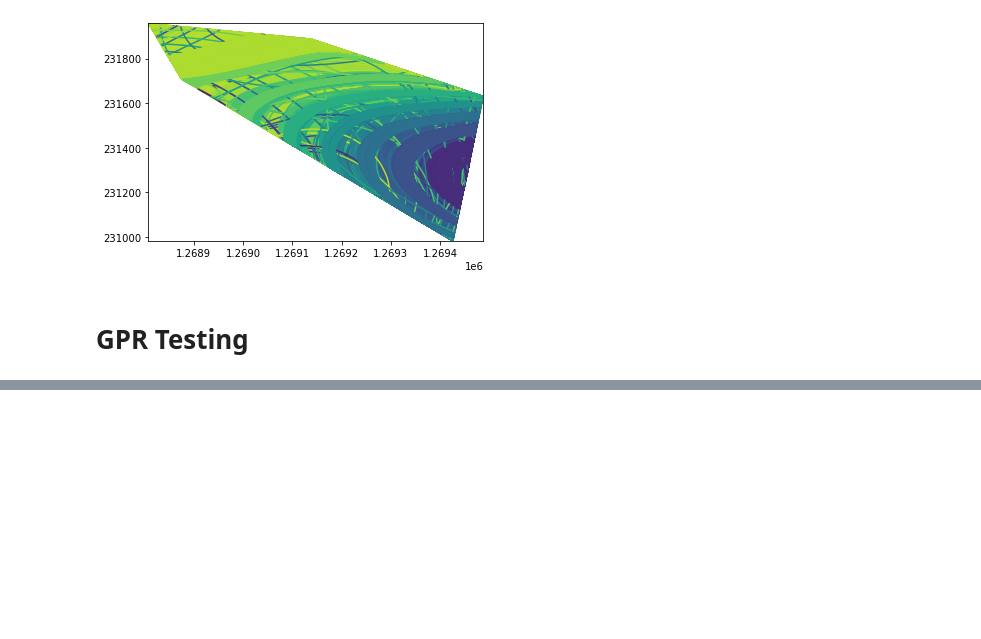
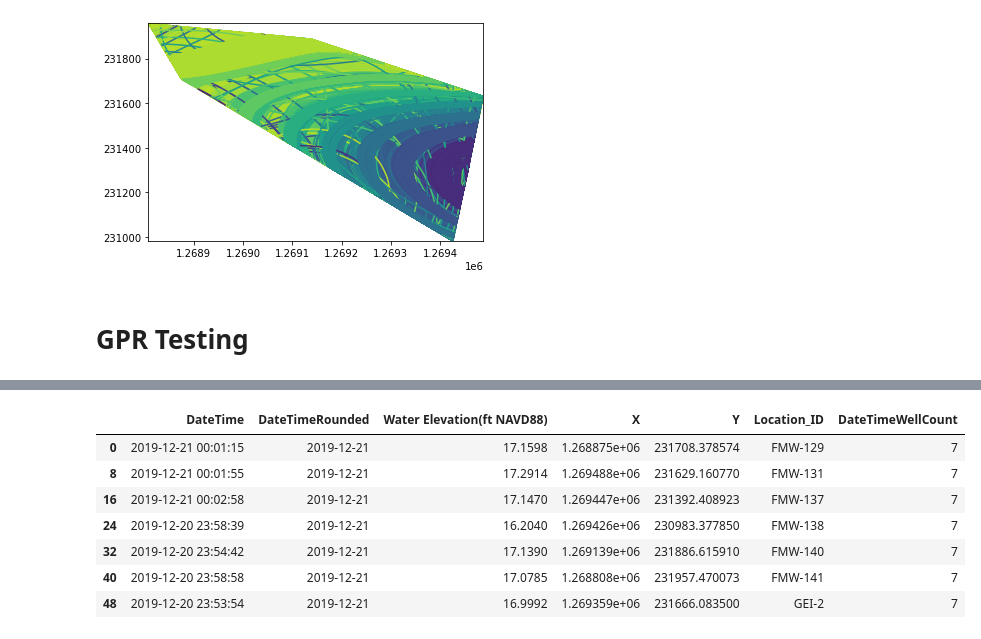
Before and after one commit to metostom/contouring, a Jupyter notebook: Contouring.ipynb, the cells around one changed output, grey strips where cells are left out. Cells and saved outputs as stored; diff of their text form; code cells hidden in the pictures; blank space fills up the shorter version.

```diff
--- a/Contouring.ipynb
+++ b/Contouring.ipynb
@@ -68,0 +69,11 @@ cd.toGeoJSON("gpr.json")
+# %%
+cd.dfContours['DataFrames'].iloc[0]
+# %% [output]
+|  | DateTime | DateTimeRounded | Water Elevation(ft NAVD88) | X | Y | Location_ID | DateTimeWellCount |
+| 0 | 2019-12-21 00:01:15 | 2019-12-21 | 17.1598 | 1.268875e+06 | 231708.378574 | FMW-129 | 7 |
+| 8 | 2019-12-21 00:01:55 | 2019-12-21 | 17.2914 | 1.269488e+06 | 231629.160770 | FMW-131 | 7 |
+| 16 | 2019-12-21 00:02:58 | 2019-12-21 | 17.1470 | 1.269447e+06 | 231392.408923 | FMW-137 | 7 |
+| 24 | 2019-12-20 23:58:39 | 2019-12-21 | 16.2040 | 1.269426e+06 | 230983.377850 | FMW-138 | 7 |
+| 32 | 2019-12-20 23:54:42 | 2019-12-21 | 17.1390 | 1.269139e+06 | 231886.615910 | FMW-140 | 7 |
+| 40 | 2019-12-20 23:58:58 | 2019-12-21 | 17.0785 | 1.268808e+06 | 231957.470073 | FMW-141 | 7 |
+| 48 | 2019-12-20 23:53:54 | 2019-12-21 | 16.9992 | 1.269359e+06 | 231666.083500 | GEI-2 | 7 |
```
Also changed, not shown: parts of 6 cells of this notebook, 2 other files.
